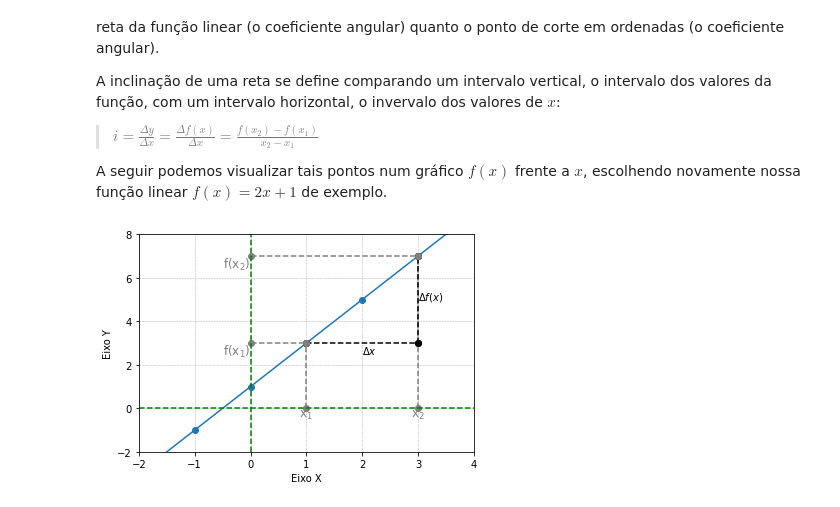
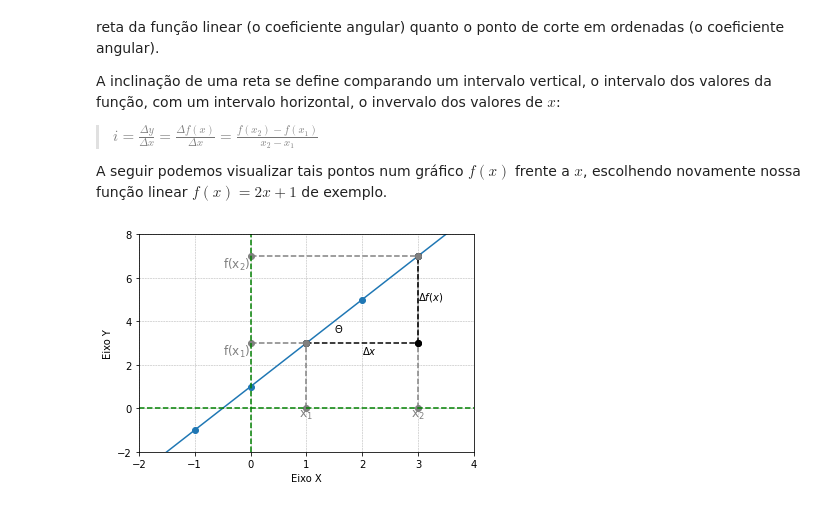
Before and after one commit to BorjaRuizReverter/LivroFisicaGeral, a Jupyter notebook: Tema2.ipynb, the cells around one changed output. Saved outputs shown, nothing was run; the diff lists cells and outputs as text; code cells hidden in the pictures.

```diff
--- a/Tema2.ipynb
+++ b/Tema2.ipynb
@@ -940,34 +940,35 @@ plt.grid(linestyle = '--', linewidth = 0.5)
 xorigem_ver = [0, 0]
 yorigem_ver = [-2, 8]
 plt.plot(xorigem_ver, yorigem_ver, marker='', color='green', linestyle="--")
 
 xorigem_hor = [-2, 8]
 yorigem_hor = [0, 0]
 plt.plot(xorigem_hor, yorigem_hor, marker='', color='green', linestyle="--")
 
 label_x1 = 'x$_1$'
 
 plt.text(x1[0], y1[0], label_x1, ha = 'center', va = 'top', size = 12, color = 'grey')
 
 label_x2 = 'x$_2$'
 
 plt.text(x2[0], y2[0], label_x2, ha = 'center', va = 'top', size = 12, color = 'grey')
 
 label_x1 = 'f(x$_1)$'
 
 plt.text(fx1[0], fy1[0], label_x1, ha = 'right', va = 'top', size = 12, color = 'grey')
 
 label_x1 = 'f(x$_2)$'
 
 plt.text(fx2[0], fy2[0], label_x1, ha = 'right', va = 'top', size = 12, color = 'grey')
 
 plt.subplot(111).annotate('$\Delta x$', xy=(3, 3), xytext=(2, 2.5))
 plt.subplot(111).annotate('$\Delta f(x)$', xy=(3, 3), xytext=(3, 5))
+plt.subplot(111).annotate('$\Theta$', xy=(3, 3), xytext=(1.5, 3.5))
 
 # function to show the plot
 plt.show()
 # %% [output]
-[figure, old version]
+[figure, new version]
 # %% [markdown]
 Observe como, ao escolher dois pontos quaisquer, primeiro um $x$ inicial, ou $x_1$, e posteriormente um $x$ final, ou $x_2$, e seus respetivos outputs $f(x_1)$ e $f(x_2)$, o resultado da inclinação seria:
 > $i=\frac{f(x_2) - f(x_1)}{x_2 - x_1}=\frac{7-3}{3-1}=\frac{4}{2}=2$
```
Also changed, not shown: parts of 1 cell of this notebook.
